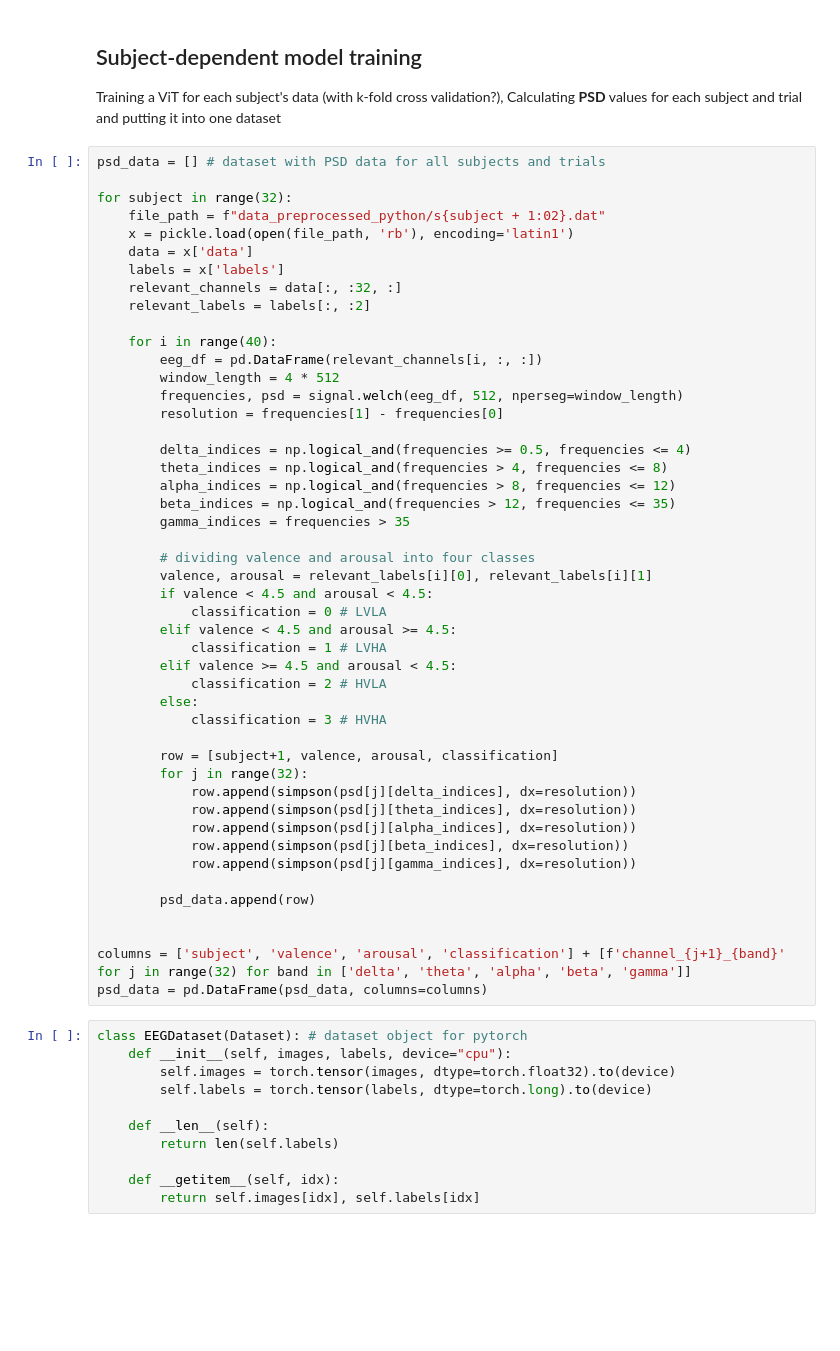
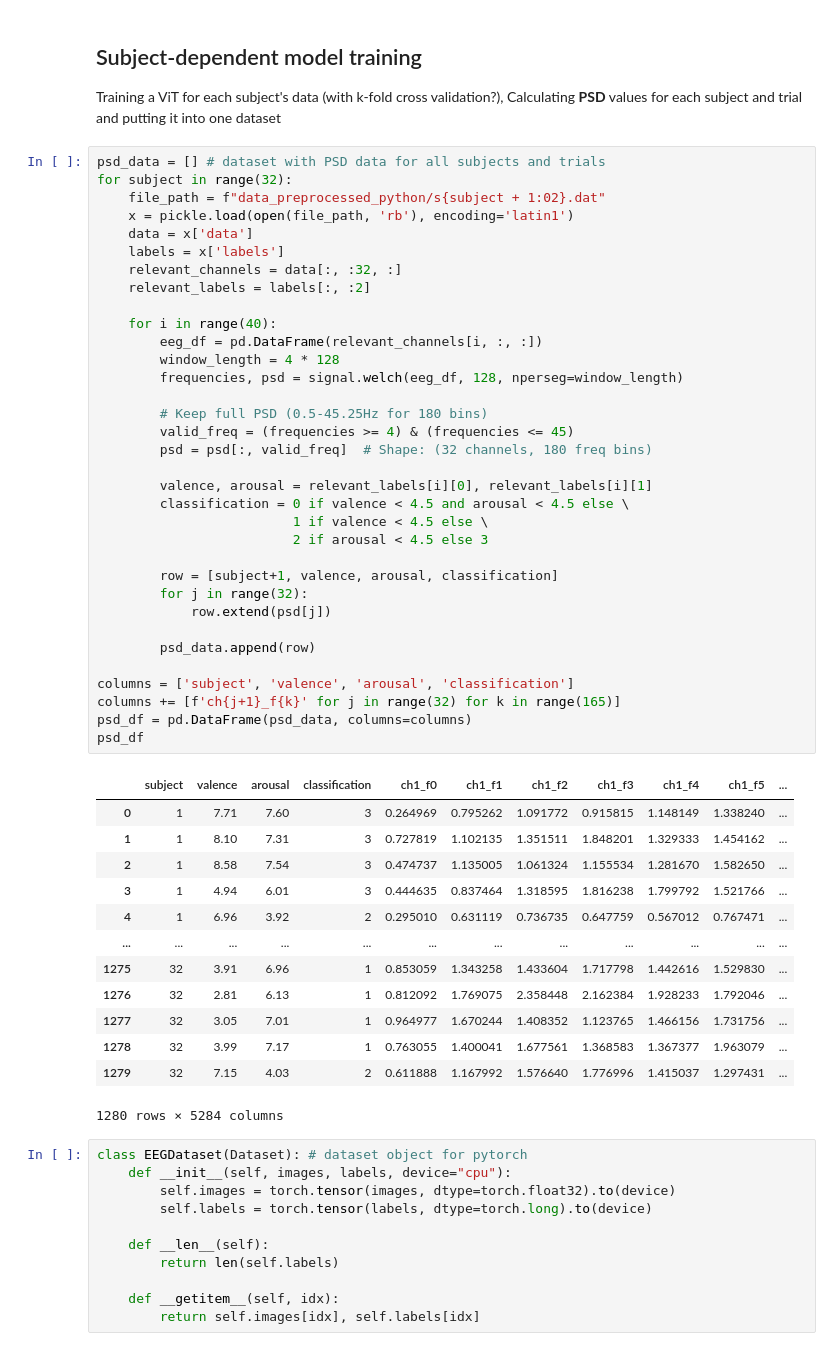
Before and after one commit to agustin-lorenzo/emotion-recognition-thesis, a Jupyter notebook: psd.ipynb, the cells around one changed output. Cells and saved outputs as stored; diff of their text form; blank space fills up the shorter version.

```diff
--- a/psd.ipynb
+++ b/psd.ipynb
@@ -70,51 +71,52 @@ Training a ViT for each subject's data (with k-fold cross validation?),
 Calculating **PSD** values for each subject and trial and putting it into one dataset
 # %%
 psd_data = [] # dataset with PSD data for all subjects and trials
-
 for subject in range(32):
     file_path = f"data_preprocessed_python/s{subject + 1:02}.dat"
     x = pickle.load(open(file_path, 'rb'), encoding='latin1')
     data = x['data']
     labels = x['labels']
     relevant_channels = data[:, :32, :]
     relevant_labels = labels[:, :2]
 
     for i in range(40):
         eeg_df = pd.DataFrame(relevant_channels[i, :, :])
-        window_length = 4 * 512
-        frequencies, psd = signal.welch(eeg_df, 512, nperseg=window_length)
-        resolution = frequencies[1] - frequencies[0]
+        window_length = 4 * 128
+        frequencies, psd = signal.welch(eeg_df, 128, nperseg=window_length)
 
-        delta_indices = np.logical_and(frequencies >= 0.5, frequencies <= 4)
-        theta_indices = np.logical_and(frequencies > 4, frequencies <= 8)
-        alpha_indices = np.logical_and(frequencies > 8, frequencies <= 12)
-        beta_indices = np.logical_and(frequencies > 12, frequencies <= 35)
-        gamma_indices = frequencies > 35
+        # Keep full PSD (0.5-45.25Hz for 180 bins)
+        valid_freq = (frequencies >= 4) & (frequencies <= 45)
+        psd = psd[:, valid_freq]  # Shape: (32 channels, 180 freq bins)
 
-        # dividing valence and arousal into four classes
         valence, arousal = relevant_labels[i][0], relevant_labels[i][1]
-        if valence < 4.5 and arousal < 4.5:
-            classification = 0 # LVLA
-        elif valence < 4.5 and arousal >= 4.5:
-            classification = 1 # LVHA
-        elif valence >= 4.5 and arousal < 4.5:
-            classification = 2 # HVLA
-        else:
-            classification = 3 # HVHA
+        classification = 0 if valence < 4.5 and arousal < 4.5 else \
+                         1 if valence < 4.5 else \
+                         2 if arousal < 4.5 else 3
 
         row = [subject+1, valence, arousal, classification]
         for j in range(32):
-            row.append(simpson(psd[j][delta_indices], dx=resolution))
-            row.append(simpson(psd[j][theta_indices], dx=resolution))
-            row.append(simpson(psd[j][alpha_indices], dx=resolution))
-            row.append(simpson(psd[j][beta_indices], dx=resolution))
-            row.append(simpson(psd[j][gamma_indices], dx=resolution))
+            row.extend(psd[j])
 
         psd_data.append(row)
 
-
-columns = ['subject', 'valence', 'arousal', 'classification'] + [f'channel_{j+1}_{band}' for j in range(32) for band in ['delta', 'theta', 'alpha', 'beta', 'gamma']]
-psd_data = pd.DataFrame(psd_data, columns=columns)
+columns = ['subject', 'valence', 'arousal', 'classification']
+columns += [f'ch{j+1}_f{k}' for j in range(32) for k in range(165)]
+psd_df = pd.DataFrame(psd_data, columns=columns)
+psd_df
+# %% [output]
+|  | subject | valence | arousal | classification | ch1_f0 | ch1_f1 | ch1_f2 | ch1_f3 | ch1_f4 | ch1_f5 | ... |
+| 0 | 1 | 7.71 | 7.60 | 3 | 0.264969 | 0.795262 | 1.091772 | 0.915815 | 1.148149 | 1.338240 | ... |
+| 1 | 1 | 8.10 | 7.31 | 3 | 0.727819 | 1.102135 | 1.351511 | 1.848201 | 1.329333 | 1.454162 | ... |
+| 2 | 1 | 8.58 | 7.54 | 3 | 0.474737 | 1.135005 | 1.061324 | 1.155534 | 1.281670 | 1.582650 | ... |
+| 3 | 1 | 4.94 | 6.01 | 3 | 0.444635 | 0.837464 | 1.318595 | 1.816238 | 1.799792 | 1.521766 | ... |
+| 4 | 1 | 6.96 | 3.92 | 2 | 0.295010 | 0.631119 | 0.736735 | 0.647759 | 0.567012 | 0.767471 | ... |
+| ... | ... | ... | ... | ... | ... | ... | ... | ... | ... | ... | ... |
+| 1275 | 32 | 3.91 | 6.96 | 1 | 0.853059 | 1.343258 | 1.433604 | 1.717798 | 1.442616 | 1.529830 | ... |
+| 1276 | 32 | 2.81 | 6.13 | 1 | 0.812092 | 1.769075 | 2.358448 | 2.162384 | 1.928233 | 1.792046 | ... |
+| 1277 | 32 | 3.05 | 7.01 | 1 | 0.964977 | 1.670244 | 1.408352 | 1.123765 | 1.466156 | 1.731756 | ... |
+| 1278 | 32 | 3.99 | 7.17 | 1 | 0.763055 | 1.400041 | 1.677561 | 1.368583 | 1.367377 | 1.963079 | ... |
+| 1279 | 32 | 7.15 | 4.03 | 2 | 0.611888 | 1.167992 | 1.576640 | 1.776996 | 1.415037 | 1.297431 | ... |
+1280 rows × 5284 columns
 # %%
 class EEGDataset(Dataset): # dataset object for pytorch
     def __init__(self, images, labels, device="cpu"):
```
Also changed, not shown: parts of 4 cells of this notebook, 1 other file.
